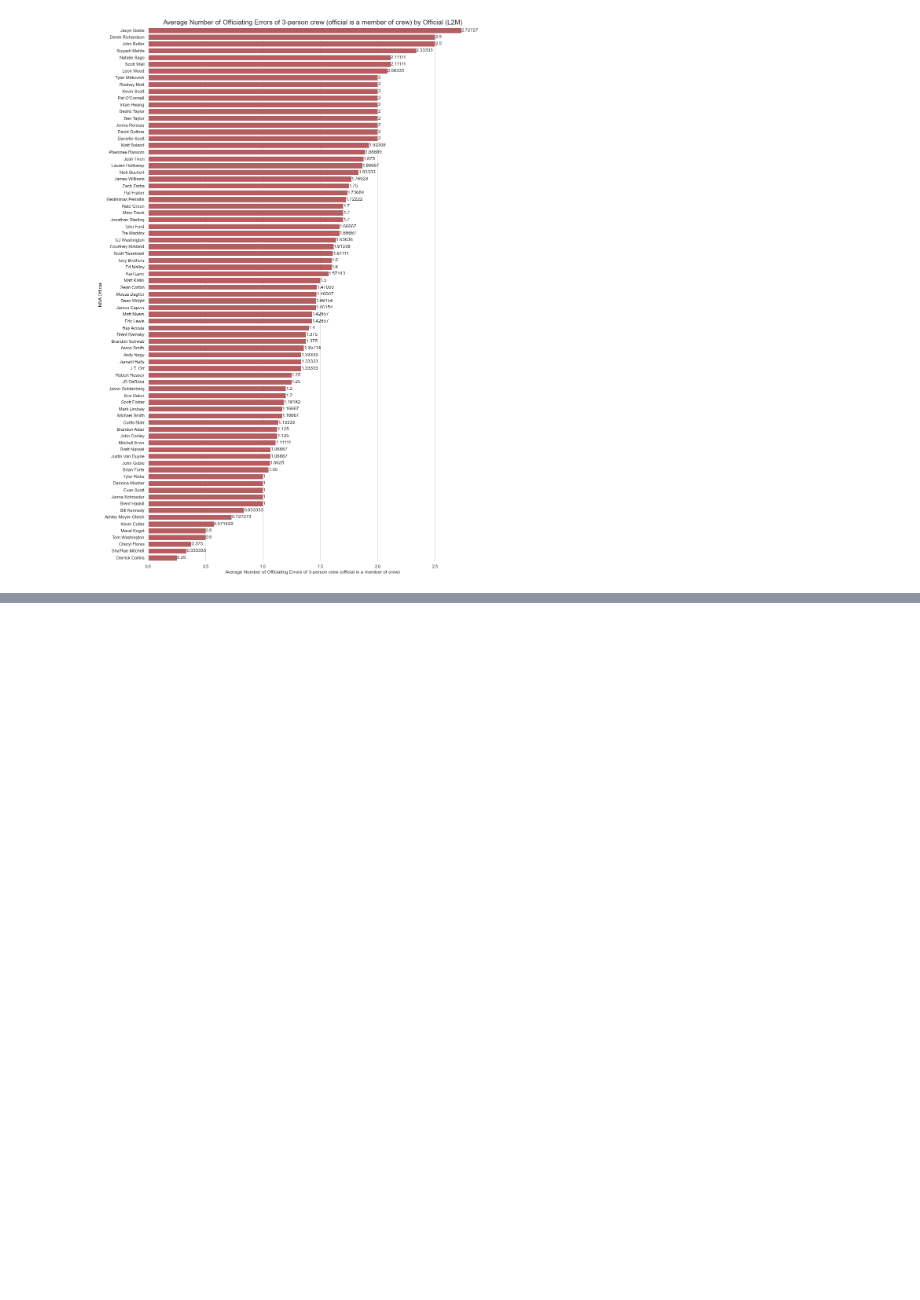
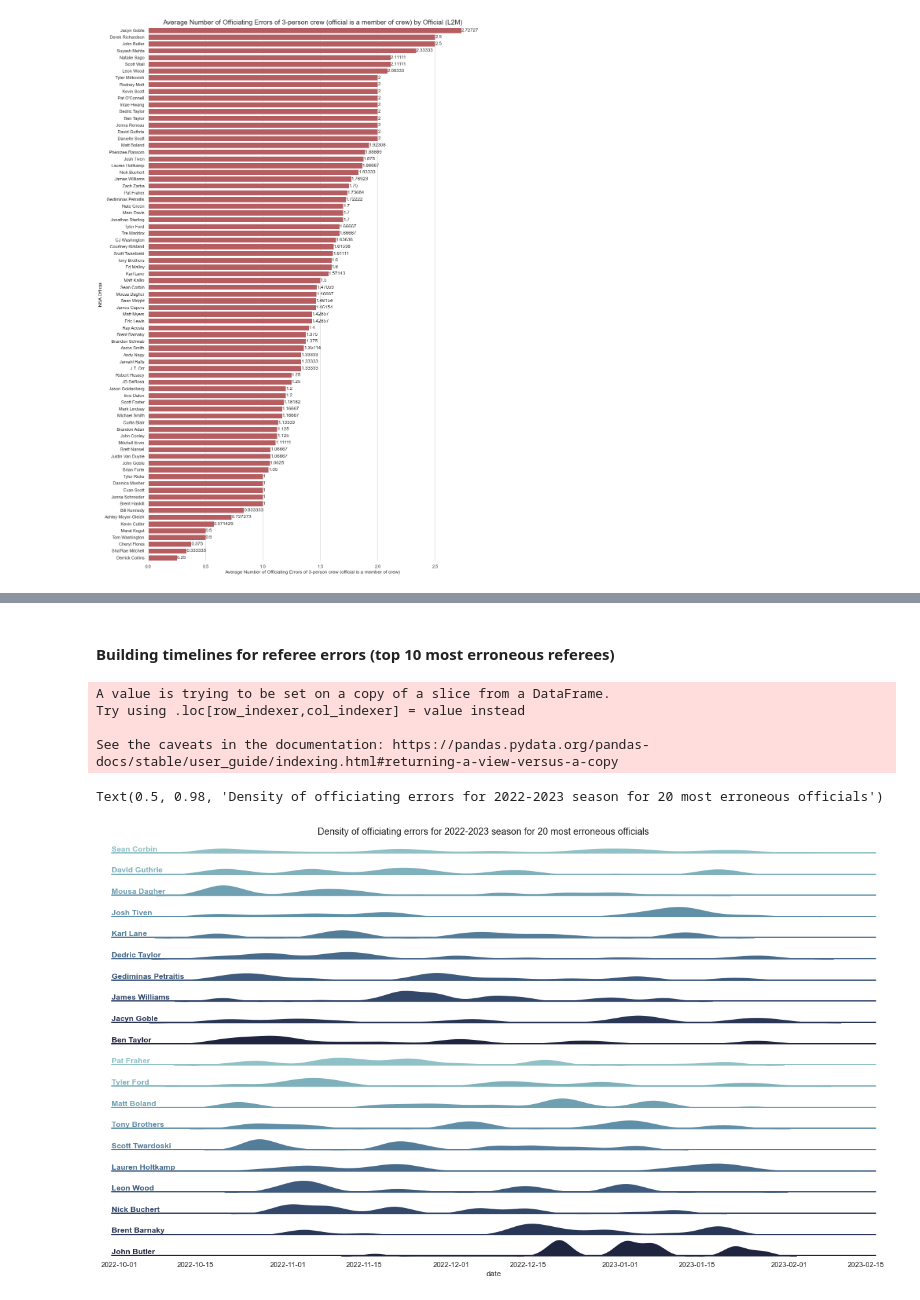
Before and after one commit to adithram/l2m, a Jupyter notebook: notebooks/l2m-visualization.ipynb, the cells around one changed output, grey strips where cells are left out. Drawn from its saved outputs; the diff is of its cells as text; code cells hidden in the pictures; blank space fills up the shorter version.

Commit message:
feat: examine error density over time

```diff
--- a/notebooks/l2m-visualization.ipynb
+++ b/notebooks/l2m-visualization.ipynb
@@ -101,0 +103,62 @@ Text(0.5, 1.0, 'Heatmap of officials net error impact for a particular team (L2M
+# %% [markdown]
+#### Building timelines for referee errors (top 10 most erroneous referees)
+# %%
+erroneous_refs = list(dated_ref_errors.groupby(
+    "name"
+).sum()["errors"].sort_values(ascending=False).to_frame().reset_index()["name"][:20])
+
+bad_ref_data = dated_ref_errors.loc[dated_ref_errors["name"].isin(erroneous_refs)]
+bad_ref_data['gameDate']= pd.to_datetime(bad_ref_data['gameDate'])
+# restructure bad ref data for densities
+dense_bad_ref_data = []
+
+for rec in bad_ref_data.to_dict("records"):
+    for i in range(rec["errors"]):
+        dense_bad_ref_data.append(
+            {
+                "name": rec["name"],
+                "date": rec["gameDate"]
+            }
+        )
+
+dense_ref_data = pd.DataFrame(dense_bad_ref_data)
+# %% [output]
+A value is trying to be set on a copy of a slice from a DataFrame.
+Try using .loc[row_indexer,col_indexer] = value instead
+
+See the caveats in the documentation: https://pandas.pydata.org/pandas-docs/stable/user_guide/indexing.html#returning-a-view-versus-a-copy
+# %%
+sns.set_theme(style="white", rc={"axes.facecolor": (0, 0, 0, 0)})
+pal = sns.cubehelix_palette(10, rot=-.25, light=.7)
+g = sns.FacetGrid(dense_ref_data, row="name", hue="name", aspect=35, height=.5, palette=pal)
+
+# Draw the densities in a few steps
+g.map(sns.kdeplot, "date",
+      bw_adjust=.25, clip_on=False,
+      fill=True, alpha=1, linewidth=1.5, thresh=0.01)
+g.map(sns.kdeplot, "date", clip_on=False, color="w", lw=2, bw_adjust=.25)
+
+# passing color=None to refline() uses the hue mapping
+g.refline(y=0, linewidth=2, linestyle="-", color=None, clip_on=False)
+
+
+# Define and use a simple function to label the plot in axes coordinates
+def label(x, color, label):
+    ax = plt.gca()
+    ax.text(0, .2, label, fontweight="bold", color=color,
+            ha="left", va="center", transform=ax.transAxes)
+
+
+g.map(label, "date")
+
+# Set the subplots to overlap
+g.figure.subplots_adjust(hspace=.25)
+
+# Remove axes details that don't play well with overlap
+g.set_titles("")
+g.set(yticks=[], ylabel="")
+g.despine(bottom=True, left=True)
+g.fig.suptitle('Density of officiating errors for 2022-2023 season for 20 most erroneous officials')
+# %% [output]
+Text(0.5, 0.98, 'Density of officiating errors for 2022-2023 season for 20 most erroneous officials')
+[figure, added]
```
Also changed, not shown: parts of 7 cells of this notebook, 4 other files.
